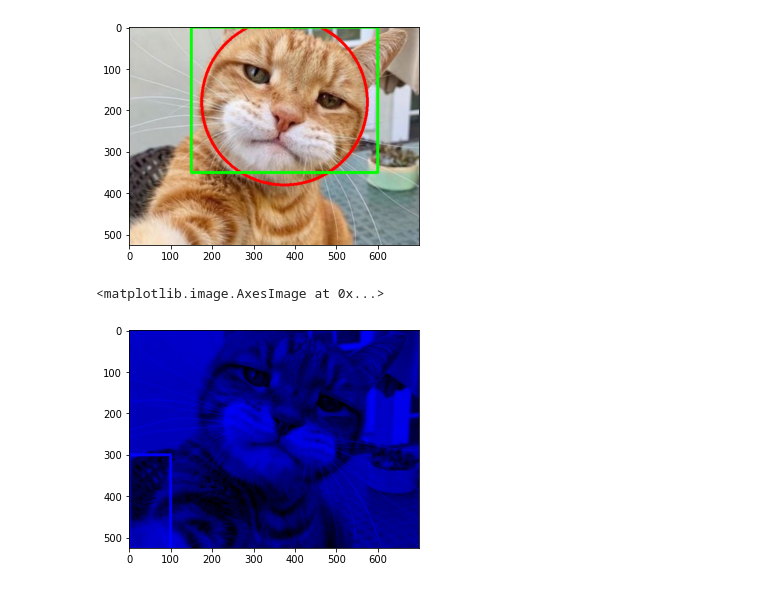
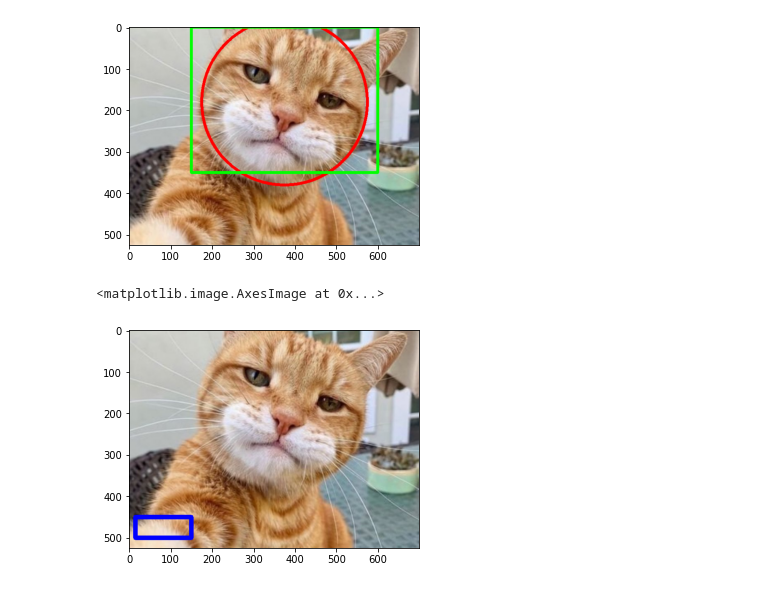
Before and after one commit to HilmyMhiii/PCVK_Genap_2023, a Jupyter notebook: Week2.ipynb, the cells around one changed output. Drawn from its saved outputs; the diff is of its cells as text; code cells hidden in the pictures.

```diff
--- a/Week2.ipynb
+++ b/Week2.ipynb
@@ -200,14 +205,18 @@ plt.imshow(img10)
 # %% [output]
 <matplotlib.image.AxesImage at 0x...>
 [figure]
-# %%
-img11 = cv.imread('/content/drive/MyDrive/PCVK/kucing oren.jpg')
-img12 = cv.cvtColor(img11, cv.COLOR_BGR2RGB)
-cv.rectangle(img12,pt1=(0,300), pt2=(100,img12.shape[1]), color=(255,255,255), thickness=5)
-R,G,B = cv.split(img12)
-zeros = np.zeros(img12.shape[:2], dtype="uint8")
-blue = cv.merge([zeros,zeros,B])
-plt.imshow(blue)
-# %% [output]
-<matplotlib.image.AxesImage at 0x...>
-[figure, removed]
+# %%
+#8 Buat rectangle pada bagian sudut bawah kiri channel B pada color space RGB dari citra kitten/ lena/ mandrill/ male/ female/ couple/ sailboat/ peppers!
+img11 = cv.imread('/content/drive/MyDrive/PCVK/kucing oren.jpg')
+plt.imshow(img11)
+
+#Menjadikan warna RGB
+img_rgb = cv.cvtColor(img11,cv.COLOR_BGR2RGB)
+plt.imshow(img_rgb)
+
+# Membuat rectangle pada bagian sudut kiri bawah
+cv.rectangle(img_rgb,pt1=(150,450),pt2=(15,500),color=(0,0,255),thickness=10)
+plt.imshow(img_rgb)
+# %% [output]
+<matplotlib.image.AxesImage at 0x...>
+[figure, added]
```
Also changed, not shown: parts of 9 cells of this notebook.
